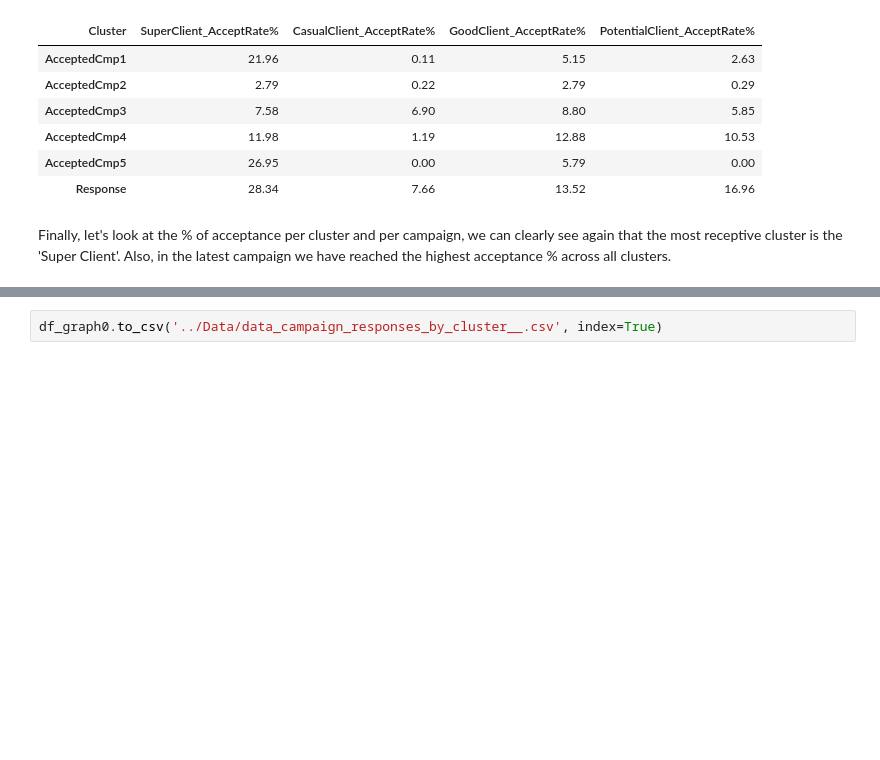
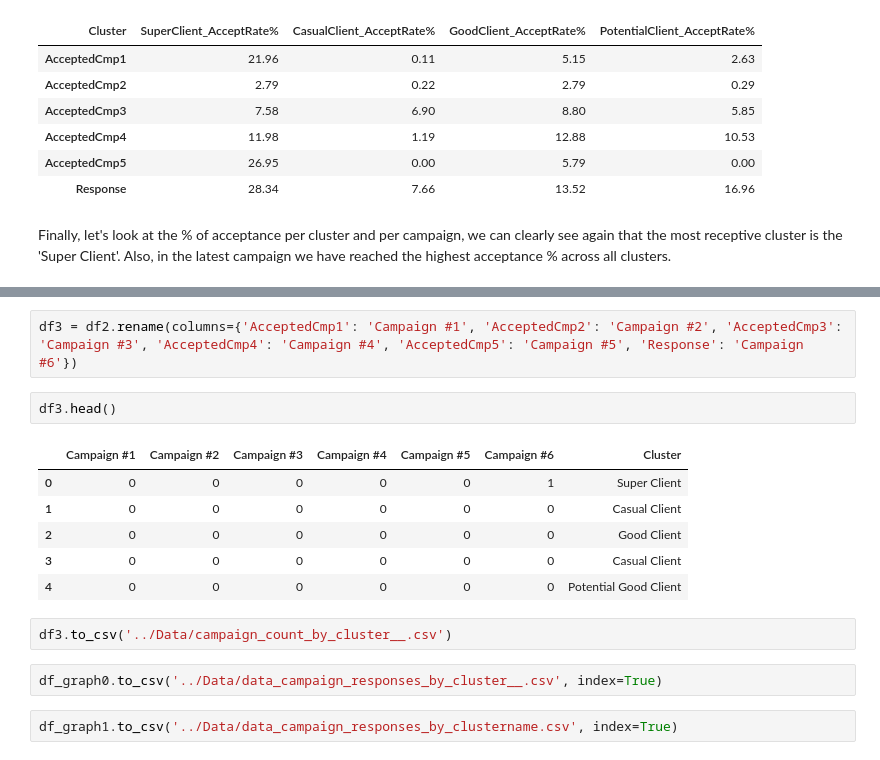
Before and after one commit to mariaperezdeayalas/Customer-Segmentation-Final-Project-, a Jupyter notebook: Notebooks/4. Marketing Campaigns Analysis.ipynb, the cells around one changed output, grey strips where cells are left out. Cells and saved outputs as stored; diff of their text form; blank space fills up the shorter version.

```diff
--- a/Notebooks/4. Marketing Campaigns Analysis.ipynb
+++ b/Notebooks/4. Marketing Campaigns Analysis.ipynb
@@ -162,2 +180,17 @@ df_graph0
+# %%
+df3 = df2.rename(columns={'AcceptedCmp1': 'Campaign #1', 'AcceptedCmp2': 'Campaign #2', 'AcceptedCmp3': 'Campaign #3', 'AcceptedCmp4': 'Campaign #4', 'AcceptedCmp5': 'Campaign #5', 'Response': 'Campaign #6'})
+# %%
+df3.head()
+# %% [output]
+|  | Campaign #1 | Campaign #2 | Campaign #3 | Campaign #4 | Campaign #5 | Campaign #6 | Cluster |
+| 0 | 0 | 0 | 0 | 0 | 0 | 1 | Super Client |
+| 1 | 0 | 0 | 0 | 0 | 0 | 0 | Casual Client |
+| 2 | 0 | 0 | 0 | 0 | 0 | 0 | Good Client |
+| 3 | 0 | 0 | 0 | 0 | 0 | 0 | Casual Client |
+| 4 | 0 | 0 | 0 | 0 | 0 | 0 | Potential Good Client |
+# %%
+df3.to_csv('../Data/campaign_count_by_cluster__.csv')
 # %%
 df_graph0.to_csv('../Data/data_campaign_responses_by_cluster__.csv', index=True)
+# %%
+df_graph1.to_csv('../Data/data_campaign_responses_by_clustername.csv', index=True)
```
Also changed, not shown: parts of 10 cells of this notebook, 4 other files.
